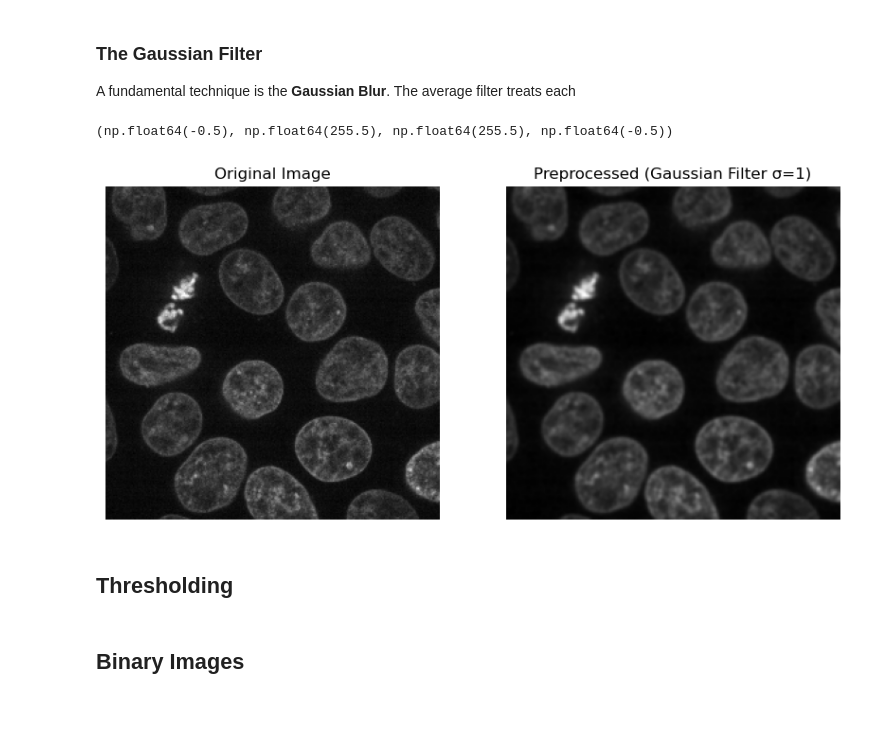
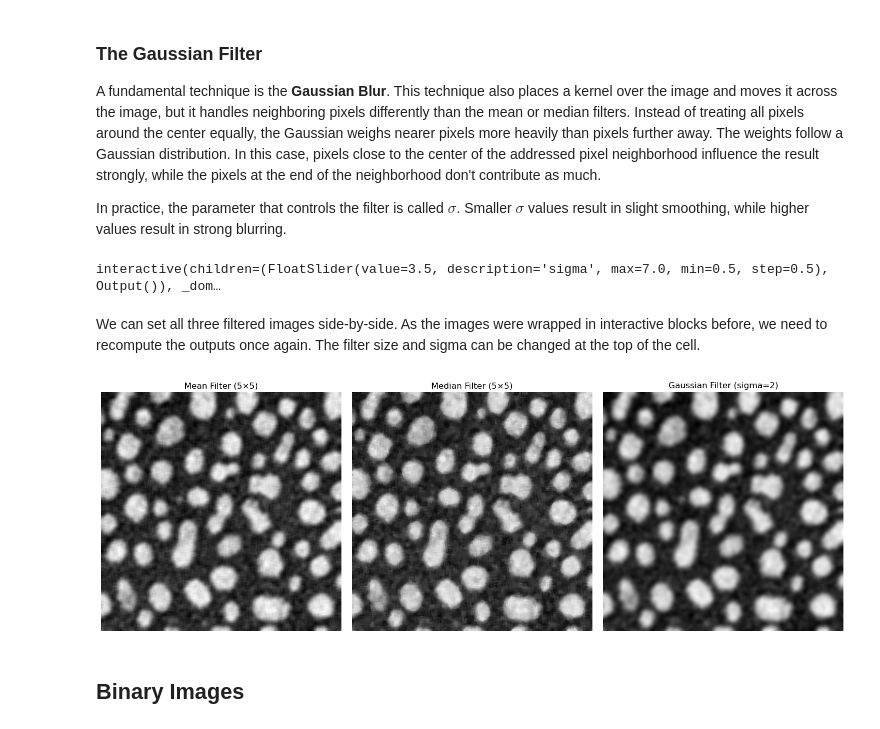
Before and after one commit to m-albert/mnb-image-analysis, a Jupyter notebook: materials/image_processing/image_processing.ipynb, the cells around one changed output. Drawn from its saved outputs; the diff is of its cells as text; code cells hidden in the pictures.

```diff
--- a/materials/image_processing/image_processing.ipynb
+++ b/materials/image_processing/image_processing.ipynb
@@ -64,34 +153,57 @@ The padded matrix would like the following. Notice the mirrored values at the ed
 # %% [markdown]
 ### The Gaussian Filter
 
-A fundamental technique is the **Gaussian Blur**. The average filter treats each
+A fundamental technique is the **Gaussian Blur**. This technique also places a kernel over the image and moves it across the image, but it handles neighboring pixels differently than the mean or median filters. Instead of treating all pixels around the center equally, the Gaussian weighs nearer pixels more heavily than pixels further away. The weights follow a Gaussian distribution. In this case, pixels close to the center of the addressed pixel neighborhood influence the result strongly, while the pixels at the end of the neighborhood don't contribute as much.
+
+In practice, the parameter that controls the filter is called $\sigma$. Smaller $\sigma$ values result in slight smoothing, while higher values result in strong blurring.
 # %%
-# Load a simple image, as seen before
-image = data.cells3d()[30, 1, :, :] # TODO: describe image loading, or insert actual image
-# plt.title('Sample Cell Slice')
-# plt.imshow(image, cmap='gray')
+@interact(sigma=(0.5,7, 0.5))
+def apply_gaussian_filter(sigma):
+    image_gaussian = filters.gaussian(noisy_blobs_image, sigma=sigma)
 
-# Apply a Gaussian filter to the image
-# Small sigma (1) for slight blurring, large sigma (4) for heavy blurring
-sigma = 1
-denoised_image_small = filters.gaussian(image, sigma=sigma)
-fig, ax = plt.subplots(1, 2, figsize=(10, 5))
-
-# Display original and denoised images
-ax[0].imshow(image, cmap='gray')
-ax[0].set_title('Original Image')
-ax[0].axis('off')
-
-ax[1].imshow(denoised_image_small, cmap='gray')
-ax[1].set_title(f"Preprocessed (Gaussian Filter σ={sigma})")
-ax[1].axis('off')
-
-# TODO: get a slightly blurred image, and then smoothen it
+    # Plotting
+    fig, ax = plt.subplots(1, 2, figsize=(10, 5))
+    ax[0].imshow(noisy_blobs_image, cmap="gray")
+    ax[0].set_title("Original: blobs_noisy.tif")
+    ax[0].axis("off")
+    ax[1].imshow(image_gaussian, cmap="gray")
+    ax[1].set_title(f"Gaussian Filter (sigma={sigma})")
+    ax[1].axis("off")
+    plt.tight_layout()
+    plt.show()
 # %% [output]
-(np.float64(-0.5), np.float64(255.5), np.float64(255.5), np.float64(-0.5))
+interactive(children=(FloatSlider(value=3.5, description='sigma', max=7.0, min=0.5, step=0.5), Output()), _dom…
-[figure, removed]
-# %% [markdown]
-## Thresholding
+# %% [markdown]
+We can set all three filtered images side-by-side. As the images were wrapped in interactive blocks before, we need to recompute the outputs once again. The filter size and sigma can be changed at the top of the cell.
+# %%
+kernel_size = 5
+sigma = 2
+
+# Define kernel size based on rank size
+footprint = morphology.footprint_rectangle((kernel_size, kernel_size))
+
+# Apply kernel as mean filter
+image_avg = filters.rank.mean(noisy_blobs_image, footprint)
+# Apply kernel as median filter
+image_median = filters.median(noisy_blobs_image, footprint)
+
+# Apply Gaussian filter
+image_gaussian = filters.gaussian(noisy_blobs_image, sigma=sigma)
+
+fig, ax = plt.subplots(1, 3, figsize=(15, 5))
+ax[0].imshow(image_avg, cmap="gray")
+ax[0].set_title(f"Mean Filter ({kernel_size}×{kernel_size})")
+ax[0].axis("off")
+ax[1].imshow(image_median, cmap="gray")
+ax[1].set_title(f"Median Filter ({kernel_size}×{kernel_size})")
+ax[1].axis("off")
+ax[2].imshow(image_gaussian, cmap="gray")
+ax[2].set_title(f"Gaussian Filter (sigma={sigma})")
+ax[2].axis("off")
+plt.tight_layout()
+plt.show()
+# %% [output]
+[figure, added]
 # %% [markdown]
 ## Binary Images
 # %% [markdown]
```
Also changed, not shown: parts of 13 cells of this notebook.
